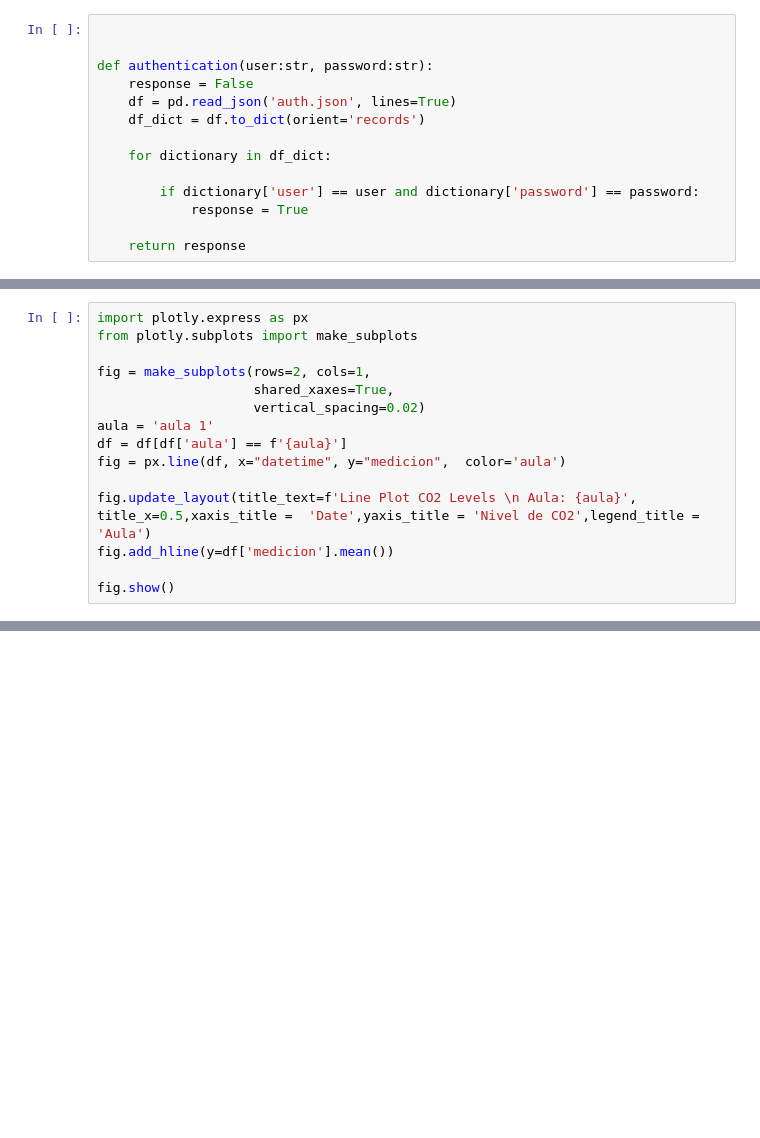
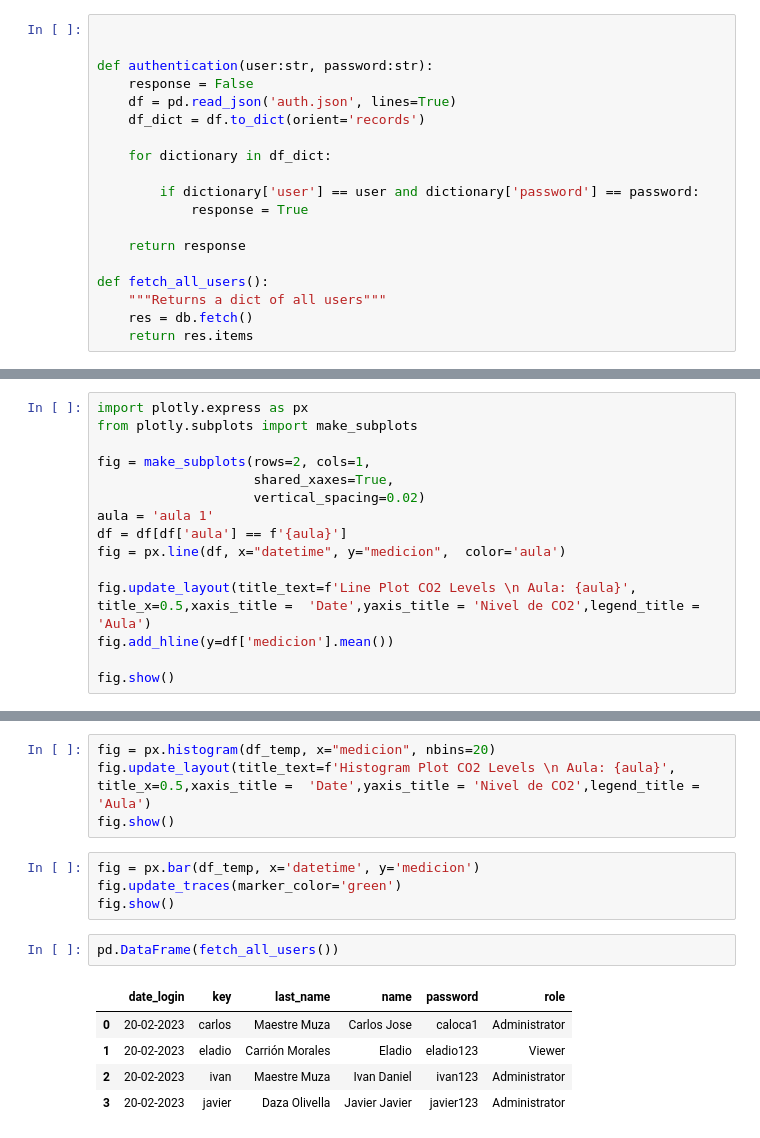
Before and after one commit to javierjdaza/co2-control, a Jupyter notebook: auth.ipynb, the cells around one changed output, grey strips where cells are left out. Saved outputs shown, nothing was run; the diff lists cells and outputs as text; blank space fills up the shorter version.

```diff
--- a/auth.ipynb
+++ b/auth.ipynb
@@ -79,6 +79,11 @@ def authentication(user:str, password:str):
             response = True
 
     return response
+
+def fetch_all_users():
+    """Returns a dict of all users"""
+    res = db.fetch()
+    return res.items
 # %%
 user = 'javier'
 password = 'javier123'
@@ -236,0 +251,16 @@ df_temp
+# %%
+fig = px.histogram(df_temp, x="medicion", nbins=20)
+fig.update_layout(title_text=f'Histogram Plot CO2 Levels \n Aula: {aula}', title_x=0.5,xaxis_title =  'Date',yaxis_title = 'Nivel de CO2',legend_title = 'Aula')
+fig.show()
+# %%
+fig = px.bar(df_temp, x='datetime', y='medicion')
+fig.update_traces(marker_color='green')
+fig.show()
+# %%
+pd.DataFrame(fetch_all_users())
+# %% [output]
+|  | date_login | key | last_name | name | password | role |
+| 0 | 20-02-2023 | carlos | Maestre Muza | Carlos Jose | caloca1 | Administrator |
+| 1 | 20-02-2023 | eladio | Carrión Morales | Eladio | eladio123 | Viewer |
+| 2 | 20-02-2023 | ivan | Maestre Muza | Ivan Daniel | ivan123 | Administrator |
+| 3 | 20-02-2023 | javier | Daza Olivella | Javier Javier | javier123 | Administrator |
```
Also changed, not shown: parts of 2 cells of this notebook, 4 other files.
